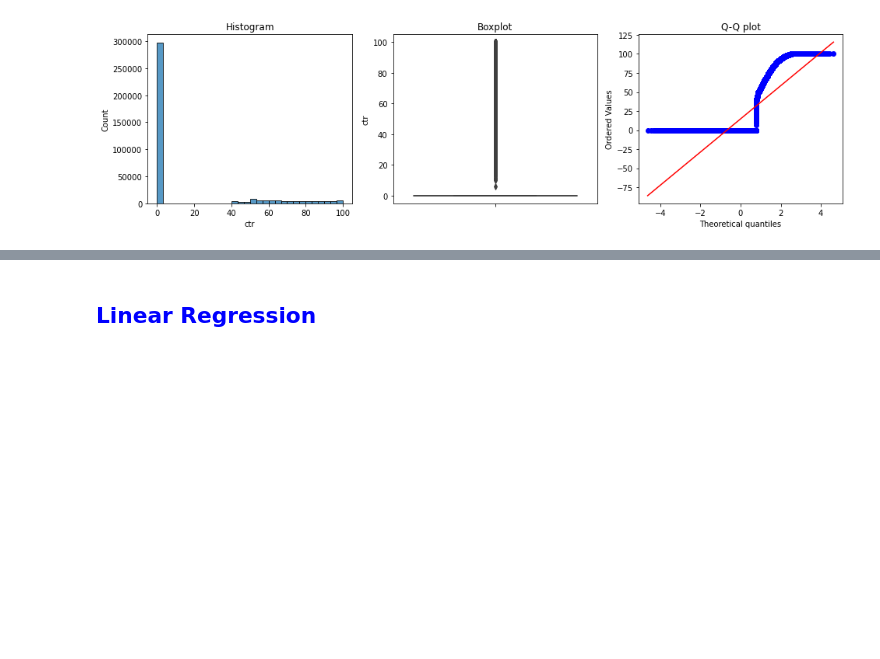
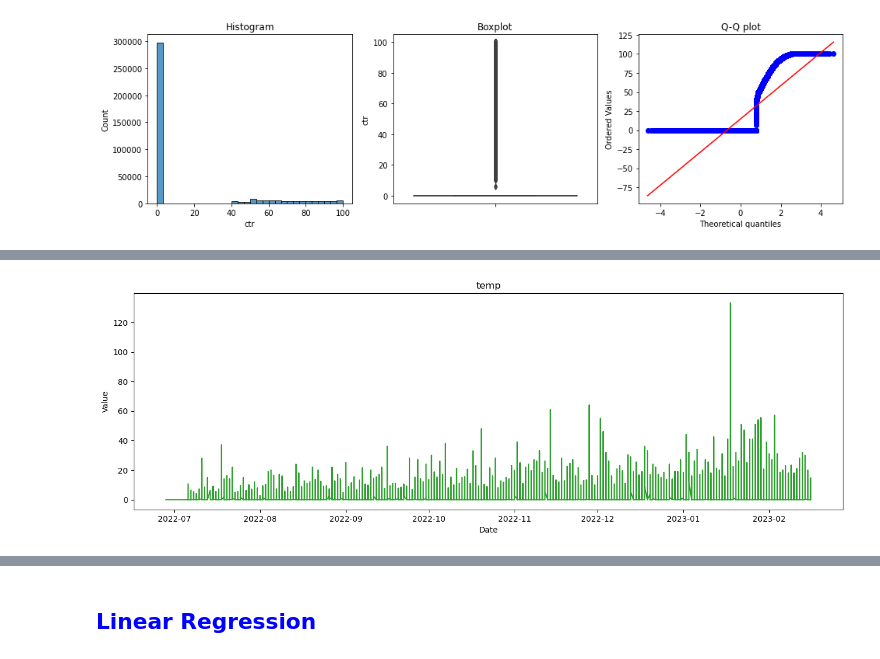
Before and after one commit to kyseshim/UTAContest2023, a Jupyter notebook: UTAContest2023_UTD_Passion.ipynb, the cells around one changed output, grey strips where cells are left out. Drawn from its saved outputs; the diff is of its cells as text; code cells hidden in the pictures; blank space fills up the shorter version.

```diff
--- a/UTAContest2023_UTD_Passion.ipynb
+++ b/UTAContest2023_UTD_Passion.ipynb
@@ -595,0 +612,4 @@ df.describe()
+# %%
+plot_df(temp, x=temp["Date"], y=temp["cpc"], title='temp')
+# %% [output]
+[figure, added]
```
Also changed, not shown: parts of 4 cells of this notebook.
